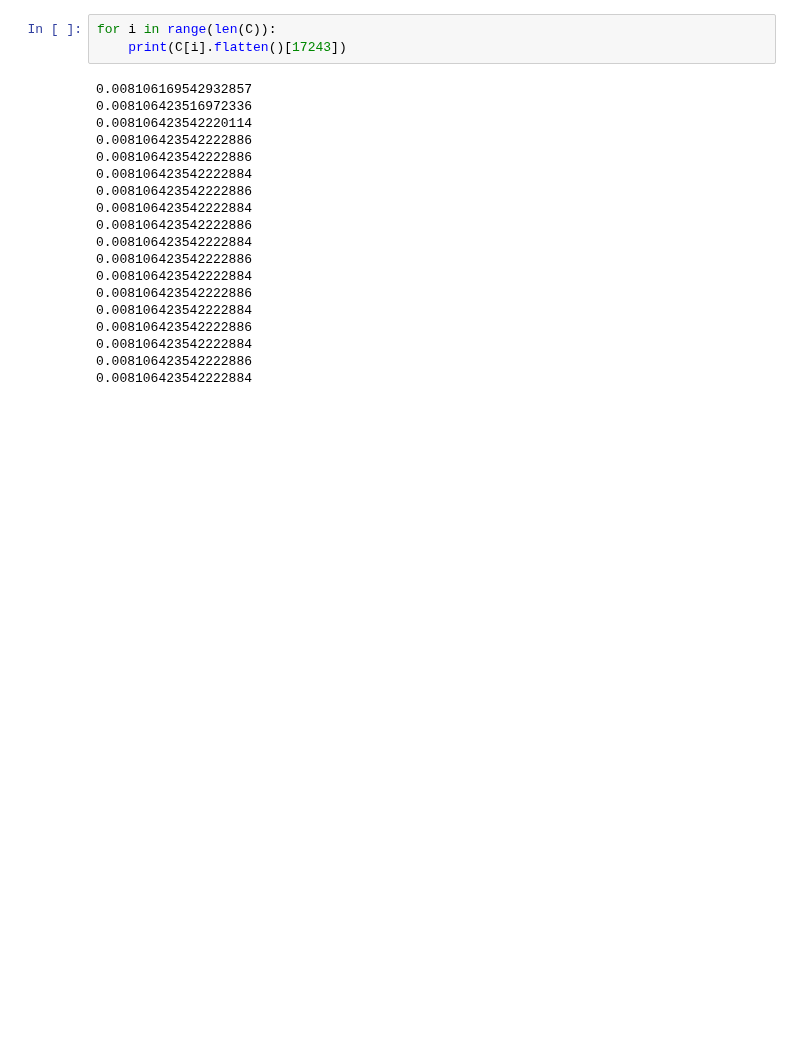
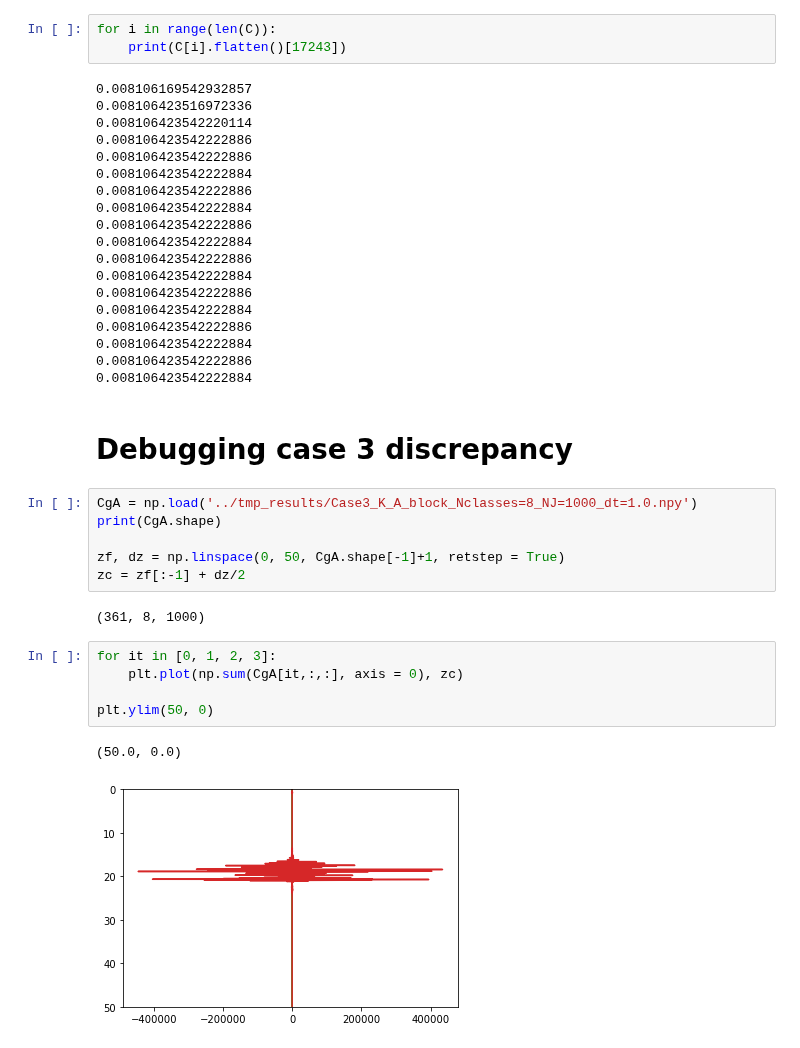
Before and after one commit to nordam/Eulerian-and-Lagrangian-methods, a Jupyter notebook: notebooks/Debugging.ipynb, the cells around one changed output. Cells and saved outputs as stored; diff of their text form; blank space fills up the shorter version.

Commit message:
searching for discrepancy in case 3

```diff
--- a/notebooks/Debugging.ipynb
+++ b/notebooks/Debugging.ipynb
@@ -387,3 +387,21 @@ for i in range(len(C)):
 0.008106423542222884
 0.008106423542222886
 0.008106423542222884
+# %% [markdown]
+# Debugging case 3 discrepancy
+# %%
+CgA = np.load('../tmp_results/Case3_K_A_block_Nclasses=8_NJ=1000_dt=1.0.npy')
+print(CgA.shape)
+
+zf, dz = np.linspace(0, 50, CgA.shape[-1]+1, retstep = True)
+zc = zf[:-1] + dz/2
+# %% [output]
+(361, 8, 1000)
+# %%
+for it in [0, 1, 2, 3]:
+    plt.plot(np.sum(CgA[it,:,:], axis = 0), zc)
+
+plt.ylim(50, 0)
+# %% [output]
+(50.0, 0.0)
+[figure, added]
```
Also changed, not shown: 5 other files.
